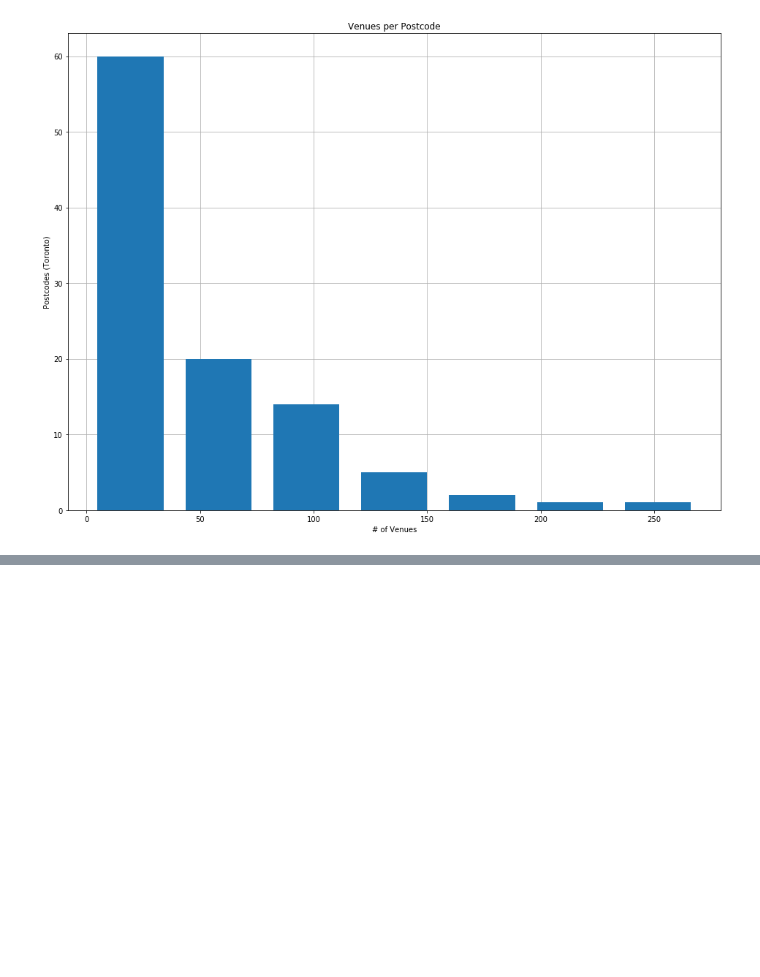
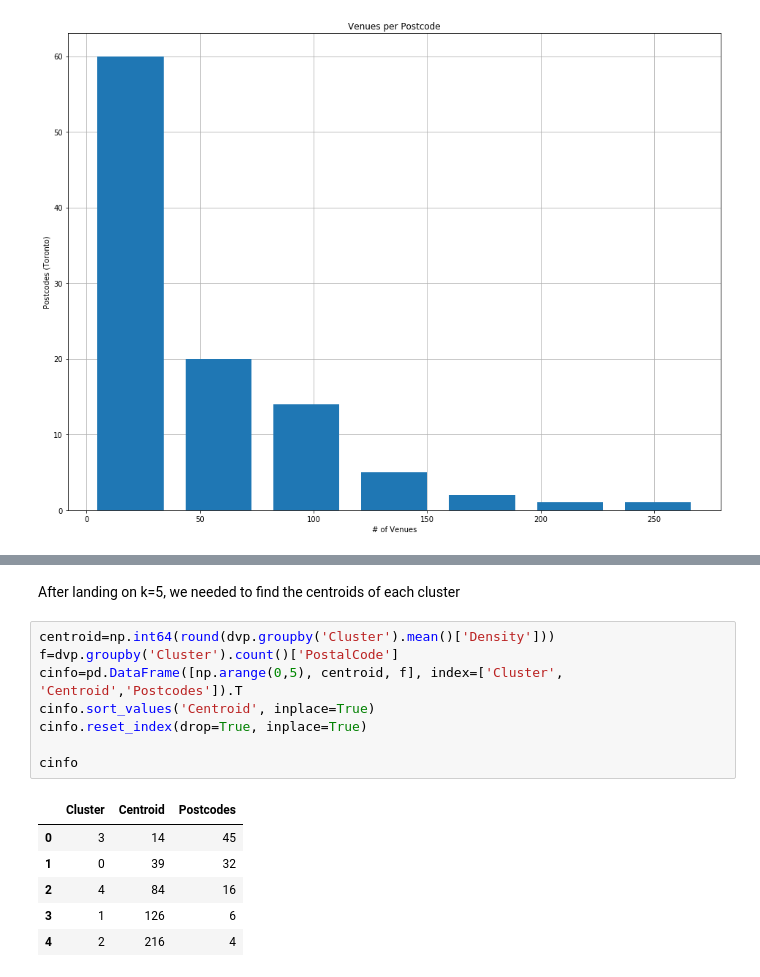
Before and after one commit to anouarmezzi/Coursera-Capstone-Project, a Jupyter notebook: Segmenting and clustering Neighborhood.ipynb, the cells around one changed output, grey strips where cells are left out. Cells and saved outputs as stored; diff of their text form; blank space fills up the shorter version.

```diff
--- a/Segmenting and clustering Neighborhood.ipynb
+++ b/Segmenting and clustering Neighborhood.ipynb
@@ -447,0 +479,18 @@ NameError: name 'KMeans' is not defined
+# %% [markdown]
+
+After landing on k=5, we needed to find the centroids of each cluster
+# %%
+centroid=np.int64(round(dvp.groupby('Cluster').mean()['Density']))
+f=dvp.groupby('Cluster').count()['PostalCode']
+cinfo=pd.DataFrame([np.arange(0,5), centroid, f], index=['Cluster', 'Centroid','Postcodes']).T
+cinfo.sort_values('Centroid', inplace=True)
+cinfo.reset_index(drop=True, inplace=True)
+
+cinfo
+# %% [output]
+|  | Cluster | Centroid | Postcodes |
+| 0 | 3 | 14 | 45 |
+| 1 | 0 | 39 | 32 |
+| 2 | 4 | 84 | 16 |
+| 3 | 1 | 126 | 6 |
+| 4 | 2 | 216 | 4 |
```
Also changed, not shown: parts of 6 cells of this notebook.
